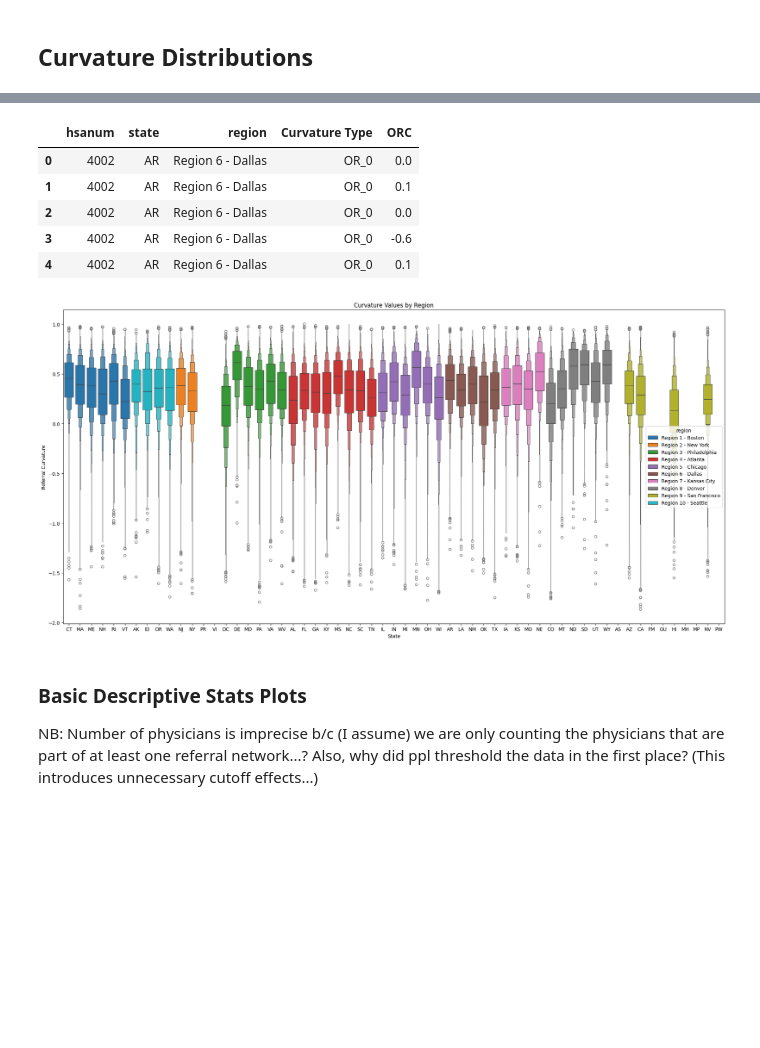
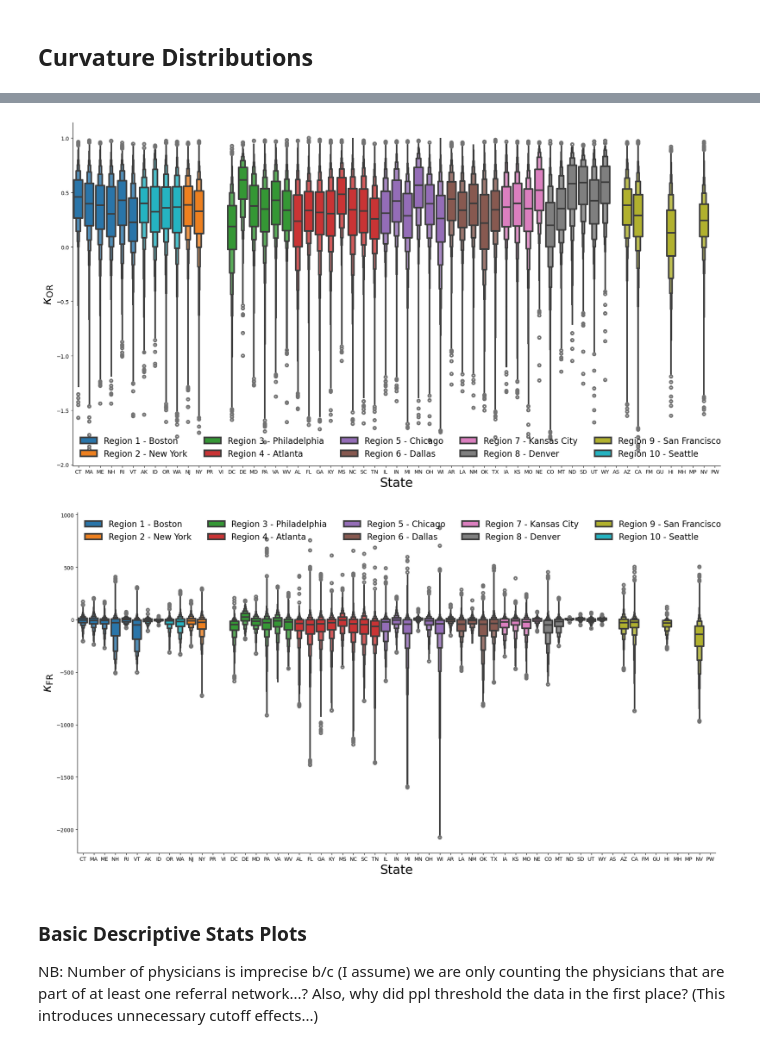
Before and after one commit to aidos-lab/apparent, a Jupyter notebook: notebooks/visualization.ipynb, the cells around one changed output, grey strips where cells are left out. Cells and saved outputs as stored; diff of their text form; code cells hidden in the pictures; blank space fills up the shorter version.

```diff
--- a/notebooks/visualization.ipynb
+++ b/notebooks/visualization.ipynb
@@ -10,2 +12,2 @@ import pickle
 # %%
-df = pd.read_pickle("../data/2017_US_Networks/all_features.pkl")
+df = pd.read_pickle("../outputs/all_features2.pkl")
@@ -180,7 +192,7 @@ columns_dict
 # %%
 # CHOC Network properties
 choc_hsa = 5218
-choc_network = "../data/2017_US_Networks/santa_ana_graph.pkl"
+choc_network = "../outputs/santa_ana_graph.pkl"
 
 with open(choc_network, "rb") as f:
     G = pickle.load(f)
@@ -278,15 +277,3 @@ trimmed_df.head()
-# %%
-melted_df = pd.melt(trimmed_df, id_vars=['hsanum','state', 'region'],
-                    var_name='Curvature Type',value_name="ORC")
-
-melted_df.head()
-# %% [output]
-|  | hsanum | state | region | Curvature Type | ORC |
-| 0 | 4002 | AR | Region 6 - Dallas | OR_0 | 0.0 |
-| 1 | 4002 | AR | Region 6 - Dallas | OR_0 | 0.1 |
-| 2 | 4002 | AR | Region 6 - Dallas | OR_0 | 0.0 |
-| 3 | 4002 | AR | Region 6 - Dallas | OR_0 | -0.6 |
-| 4 | 4002 | AR | Region 6 - Dallas | OR_0 | 0.1 |
 # %%
 region_order = df["region"].unique()
 region_numbers = [int(region.split(' - ')[0].split(' ')[-1]) for region in region_order]
@@ -294,11 +286,15 @@ sorted_regions_array = [region for _, region in sorted(zip(region_numbers, regio
 # %%
 fig, ax = plt.subplots(1,1,figsize=(20, 10))
 sns.boxenplot(x='state', y='ORC', hue="region", data=melted_df, palette=[cmap(idx/len(sorted_regions)) for idx in range(len(sorted_regions))],
-              hue_order=sorted_regions_array,order=ordered_states,saturation=0.85,
-              ax=ax)
-plt.title('Curvature Values by Region')
-plt.xlabel('State')
-plt.ylabel('Referral Curvature')
+              hue_order=sorted_regions_array,order=ordered_states,saturation=0.85, ax=ax,legend=True,
+              box_kws=dict(lw=3), flier_kws=dict(lw=3), line_kws=dict(linewidth=3),
+             )
+ax.legend(loc='lower left', ncols=5, fontsize=ticksize, frameon=False,)
+sns.despine(fig)
+
+plt.xlabel('State', fontsize=ticksize*1.5)
+plt.ylabel(r'$\kappa_{\text{OR}}$', fontsize=ticksize*1.5)
 plt.tight_layout()
+plt.savefig(f"/Users/jeremy.wayland/Desktop/writing/iplsd_physician_networks/figures/orc-distribution-by-region.pdf", bbox_inches="tight", transparent=True)
 # %% [output]
-[figure, old version]
+[figure, new version]
@@ -305,3 +306,18 @@ plt.tight_layout()
+# %%
+fig, ax = plt.subplots(1,1,figsize=(20, 10))
+sns.boxenplot(x='state', y='Forman-Ricci Curvature', hue="region", data=forman_melted_df, palette=[cmap(idx/len(sorted_regions)) for idx in range(len(sorted_regions))],
+              hue_order=sorted_regions_array,order=ordered_states,saturation=0.85, ax=ax,legend=True,
+              box_kws=dict(lw=3), flier_kws=dict(lw=3), line_kws=dict(linewidth=3),
+             )
+ax.legend(loc='upper left', ncols=5, fontsize=ticksize, frameon=False,)
+sns.despine(fig)
+
+plt.xlabel('State', fontsize=ticksize*1.5)
+plt.ylabel(r'$\kappa_{\text{FR}}$', fontsize=ticksize*1.5)
+plt.tight_layout()
+plt.savefig(f"/Users/jeremy.wayland/Desktop/writing/iplsd_physician_networks/figures/forman-distribution-by-region.pdf", bbox_inches="tight", transparent=True)
+# %% [output]
+[figure, added]
 # %% [markdown]
 ### Basic Descriptive Stats Plots
 NB: Number of physicians is imprecise b/c (I assume) we are only counting the physicians that are part of at least one referral network...?
```
Also changed, not shown: parts of 30 cells of this notebook, 23 other files.
